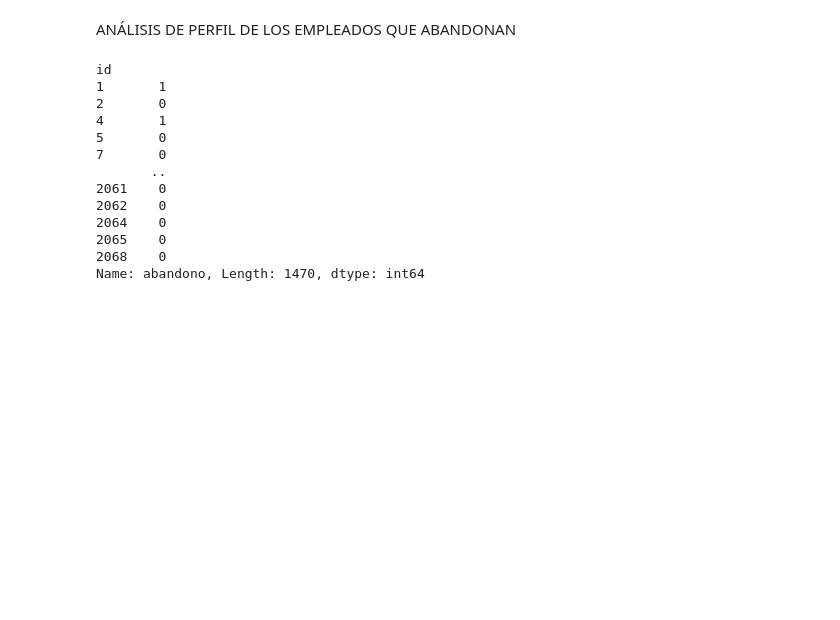
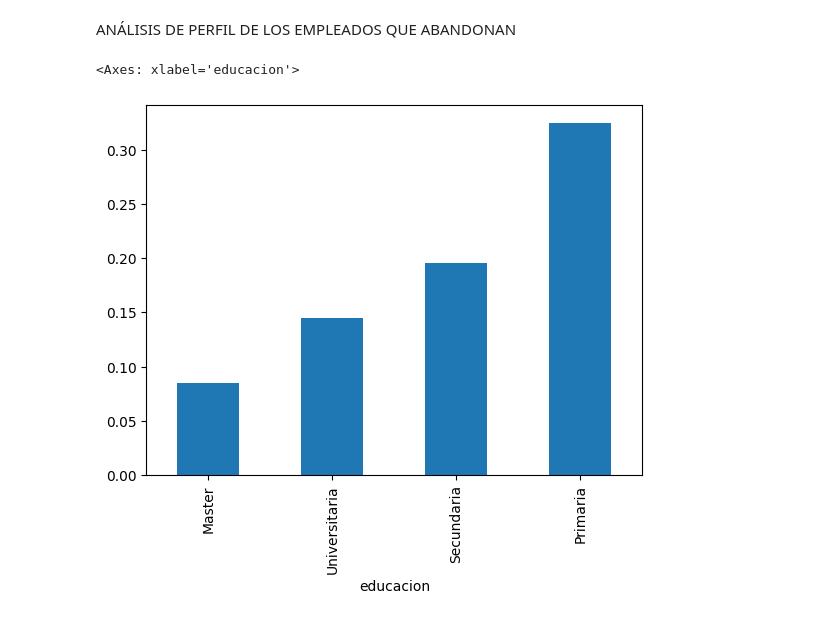
Before and after one commit to Carlos-Ernesto/Data-Science, a Jupyter notebook: DS4B/codio_personal.ipynb, the cells around one changed output. Cells and saved outputs as stored; diff of their text form; code cells hidden in the pictures; blank space fills up the shorter version.

```diff
--- a/DS4B/codio_personal.ipynb
+++ b/DS4B/codio_personal.ipynb
@@ -186,21 +186,11 @@ Name: proportion, dtype: float64
 ANÁLISIS DE PERFIL DE LOS EMPLEADOS QUE ABANDONAN
 # %%
 #Transformación de la variable abandono a número
-data["abandono"].replace({'No':0, 'Yes':1})
+data.abandono = data["abandono"].replace({'No':0, 'Yes':1})
-# %% [output]
-id
-1       1
-2       0
-4       1
-5       0
-7       0
-       ..
-2061    0
-2062    0
-2064    0
-2065    0
-2068    0
-Name: abandono, Length: 1470, dtype: int64
 # %%
 #Análisis por educación
-temp = data.groupby("educacion").abandono.mean().
+temp = data.groupby("educacion").abandono.mean().sort_values(ascending=True)
+temp.plot.bar()
+# %% [output]
+<Axes: xlabel='educacion'>
+[figure, added]
```
Also changed, not shown: parts of 10 cells of this notebook, 1 other file.
